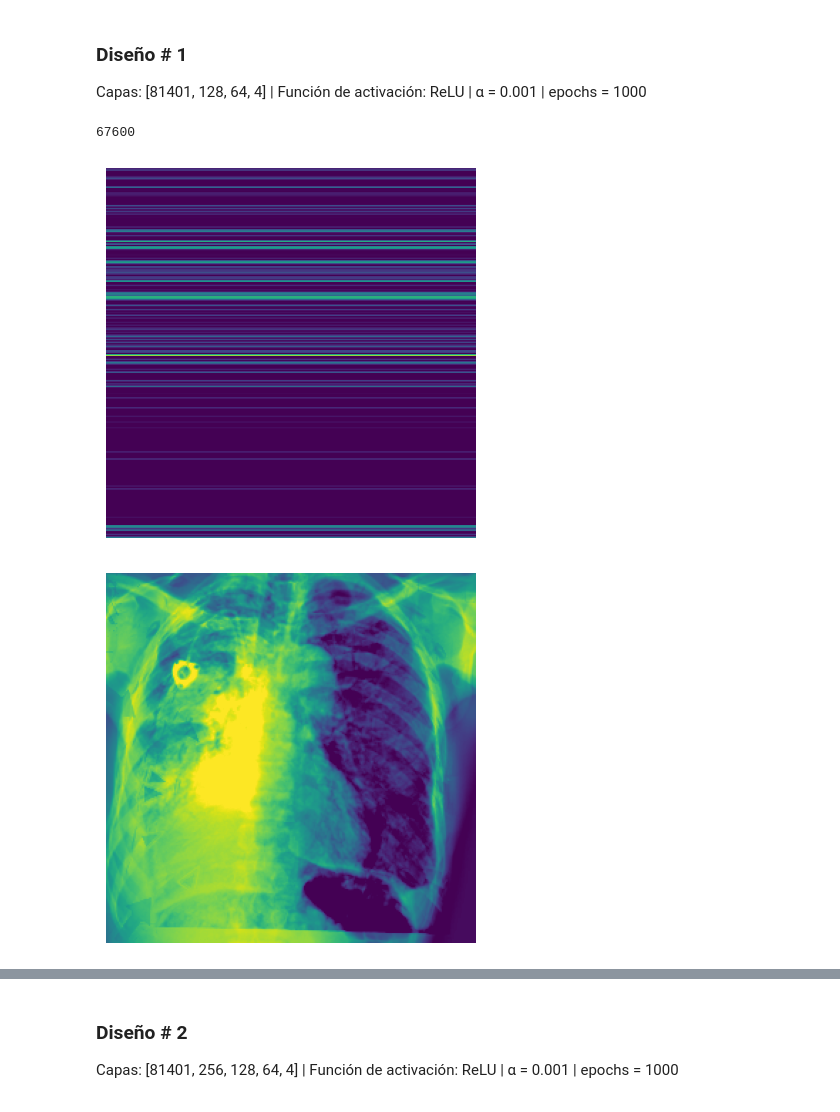
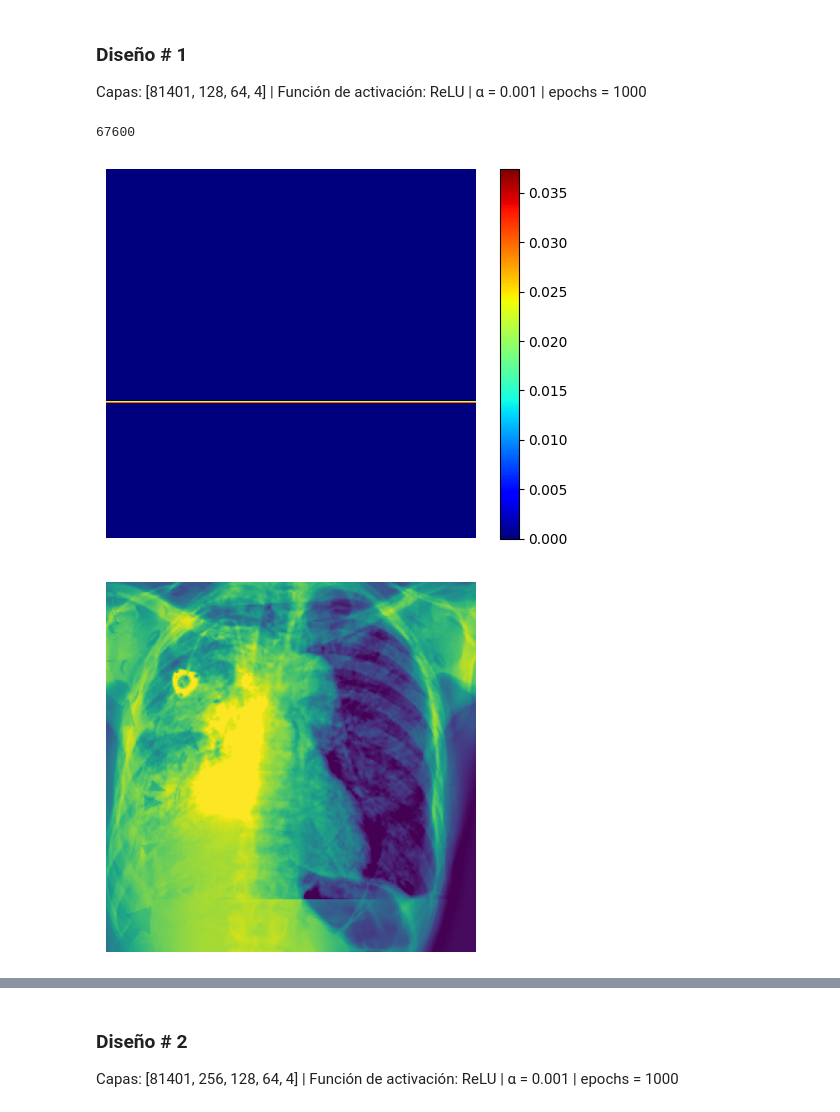
Before and after one commit to JulianCamacho/CE-5506-Reconocimiento-de-Patrones, a Jupyter notebook: Proyecto2/Proyecto2.ipynb, the cells around one changed output, grey strips where cells are left out. Drawn from its saved outputs; the diff is of its cells as text; code cells hidden in the pictures.

```diff
--- a/Proyecto2/Proyecto2.ipynb
+++ b/Proyecto2/Proyecto2.ipynb
@@ -123,19 +117,19 @@ try:
 except FileNotFoundError:
     print("Error: File not found.")
 
-# Convertir las listas a numpy array de tipo uint8
+# imageConvertir las listas a numpy array de tipo uint8
 X_np = np.array(X_charged, dtype=np.uint8)
 y_np = np.array(y_charged)
+
+# Normalización de los datos
+scaler = MinMaxScaler()
+scaler.fit(X_np)
+scaled_data = scaler.transform(X_np)
+X_np = scaled_data
 
 # Dividir los datos en train y test y estratificar
 train_X, test_X, train_y, test_y = train_test_split(
     X_np, y_np, test_size=0.2, stratify=y_np, random_state=42)
-
-# Normalización de los datos
-scaler = MinMaxScaler()
-scaler.fit(train_X)
-scaled_data = scaler.transform(train_X)
-train_X = scaled_data
 
 # Convertir de numpy array a PyTorch tensor
 X_train_tensor = torch.from_numpy(train_X).float()
@@ -268,43 +260,46 @@ saliency_map = weighted_feature_maps.sum(dim=0)
 saliency_map = F.relu(saliency_map)
 
 # Resize the saliency map
-saliency_map = saliency_map.detach().cpu().numpy()
+saliency_map = 10000*saliency_map.detach().cpu().numpy()
 saliency_map = cv2.resize(saliency_map, (260, 260))
 
 # Convert the saliency map to PIL image
 saliency_map_pil = Image.fromarray(saliency_map)
+saliency_map_pil = np.clip(saliency_map_pil, 0, 255)
 # Convert the overlay image to a numpy array
 overlay_array = np.array(saliency_map_pil)
 
 # Display the overlay image
-plt.imshow(overlay_array)
+plt.imshow(overlay_array, cmap='jet')
 plt.axis('off')
+plt.colorbar()
 plt.show()
 
 # Reshape the tensor to match the desired image size
 reshaped_tensor = image.view(260, 260)
 # Convert the reshaped tensor to a NumPy array
 numpy_array = reshaped_tensor.detach().cpu().numpy()
 # Convert the NumPy array to a PIL image
 pil_image = Image.fromarray(numpy_array)
+pil_image = np.clip(pil_image, 0, 255)
 # You can now use the PIL image as needed
 pil_image_arr = np.array(pil_image)
 # For example, display the image
 plt.imshow(pil_image_arr)
 plt.axis('off')
-pil_image.show()
+plt.show()
 
 # Resize the original image to match the saliency map size
 #resized_image = input_image.resize(260, 260)
 
 # Overlay the saliency map on the resized original image
-#overlay_image = Image.blend(resized_image.convert('RGBA'), saliency_map_pil.convert('RGBA'), alpha=0.5)
+overlay_image = Image.blend(pil_image.convert('RGBA'), saliency_map_pil.convert('RGBA'), 0.5)
 
 # Display the overlay image
-#plt.imshow(overlay_image)
-#plt.axis('off')
-#plt.show()
+plt.imshow(overlay_image, cmap='jet')
+plt.axis('off')
+plt.show()
 # %% [output]
 67600
-[figure, old version]
+[figure, new version]
-[figure, old version]
+[figure, new version]
```
Also changed, not shown: parts of 6 cells of this notebook, 6 other files.
